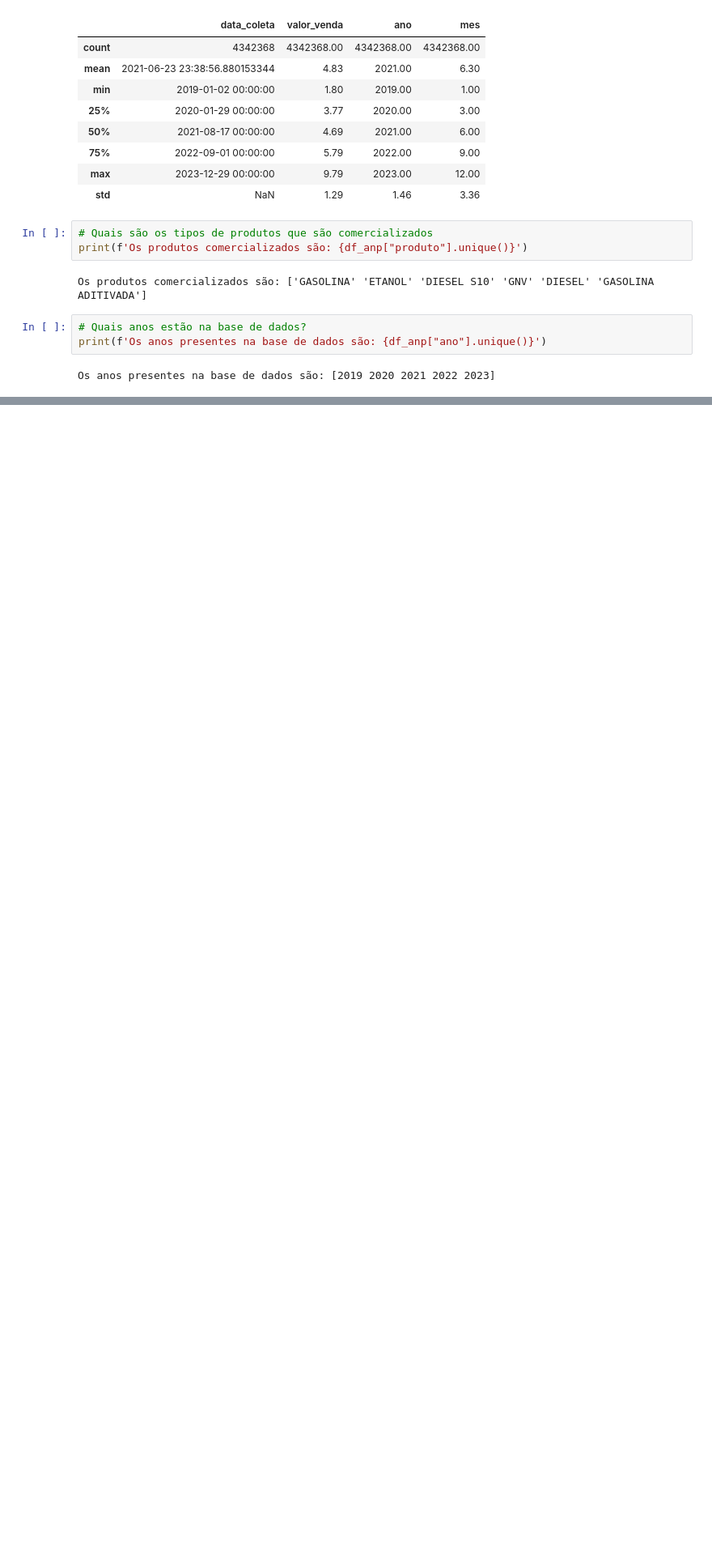
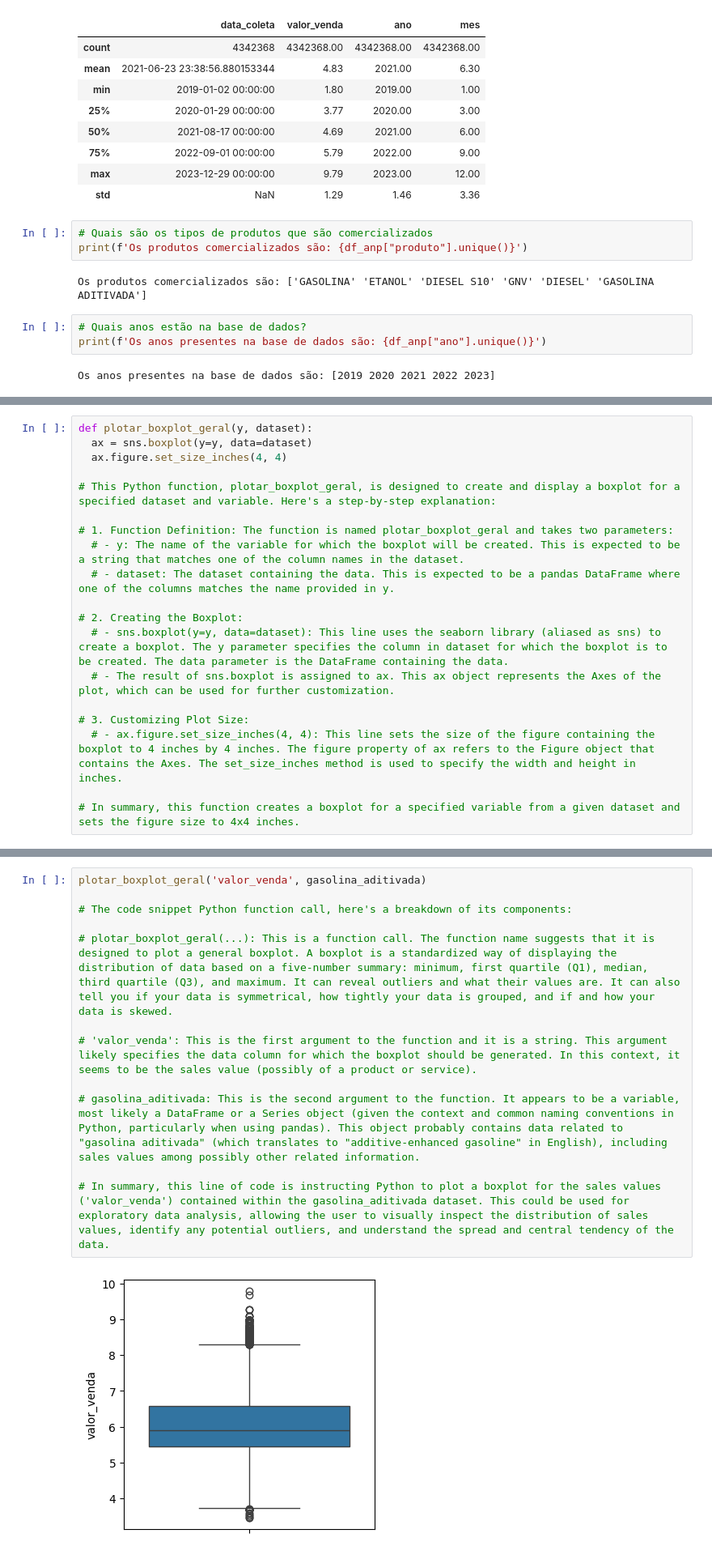
Before and after one commit to camimq/data_viz_and_production_models, a Jupyter notebook: analise_de_negocios/1_Ligacao_banco_dados.ipynb, the cells around one changed output, grey strips where cells are left out. Shown at 81% size. Drawn from its saved outputs; the diff is of its cells as text; blank space fills up the shorter version.

```diff
--- a/analise_de_negocios/1_Ligacao_banco_dados.ipynb
+++ b/analise_de_negocios/1_Ligacao_banco_dados.ipynb
@@ -315,0 +472,19 @@ Name: bandeira, Length: 754, dtype: int64
+# %%
+def plotar_boxplot_geral(y, dataset):
+  ax = sns.boxplot(y=y, data=dataset)
+  ax.figure.set_size_inches(4, 4)
+
+# This Python function, plotar_boxplot_geral, is designed to create and display a boxplot for a specified dataset and variable. Here's a step-by-step explanation:
+
+# 1. Function Definition: The function is named plotar_boxplot_geral and takes two parameters:
+  # - y: The name of the variable for which the boxplot will be created. This is expected to be a string that matches one of the column names in the dataset.
+  # - dataset: The dataset containing the data. This is expected to be a pandas DataFrame where one of the columns matches the name provided in y.
+
+# 2. Creating the Boxplot:
+  # - sns.boxplot(y=y, data=dataset): This line uses the seaborn library (aliased as sns) to create a boxplot. The y parameter specifies the column in dataset for which the boxplot is to be created. The data parameter is the DataFrame containing the data.
+  # - The result of sns.boxplot is assigned to ax. This ax object represents the Axes of the plot, which can be used for further customization.
+
+# 3. Customizing Plot Size:
+  # - ax.figure.set_size_inches(4, 4): This line sets the size of the figure containing the boxplot to 4 inches by 4 inches. The figure property of ax refers to the Figure object that contains the Axes. The set_size_inches method is used to specify the width and height in inches.
+
+# In summary, this function creates a boxplot for a specified variable from a given dataset and sets the figure size to 4x4 inches.
@@ -315,0 +520,14 @@ Name: bandeira, Length: 754, dtype: int64
+# %%
+plotar_boxplot_geral('valor_venda', gasolina_aditivada)
+
+# The code snippet Python function call, here's a breakdown of its components:
+
+# plotar_boxplot_geral(...): This is a function call. The function name suggests that it is designed to plot a general boxplot. A boxplot is a standardized way of displaying the distribution of data based on a five-number summary: minimum, first quartile (Q1), median, third quartile (Q3), and maximum. It can reveal outliers and what their values are. It can also tell you if your data is symmetrical, how tightly your data is grouped, and if and how your data is skewed.
+
+# 'valor_venda': This is the first argument to the function and it is a string. This argument likely specifies the data column for which the boxplot should be generated. In this context, it seems to be the sales value (possibly of a product or service).
+
+# gasolina_aditivada: This is the second argument to the function. It appears to be a variable, most likely a DataFrame or a Series object (given the context and common naming conventions in Python, particularly when using pandas). This object probably contains data related to "gasolina aditivada" (which translates to "additive-enhanced gasoline" in English), including sales values among possibly other related information.
+
+# In summary, this line of code is instructing Python to plot a boxplot for the sales values ('valor_venda') contained within the gasolina_aditivada dataset. This could be used for exploratory data analysis, allowing the user to visually inspect the distribution of sales values, identify any potential outliers, and understand the spread and central tendency of the data.
+# %% [output]
+[figure, added]
```
Also changed, not shown: parts of 22 cells of this notebook.
